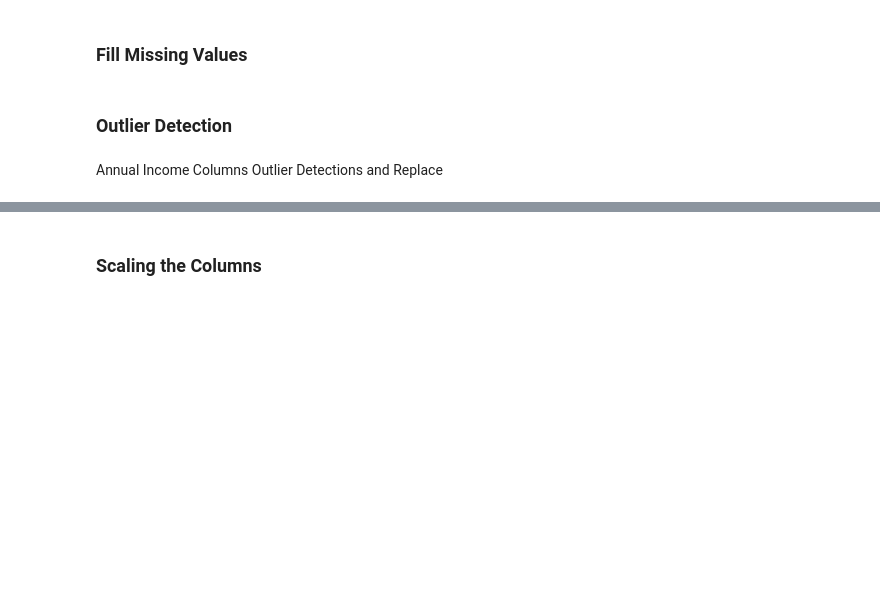
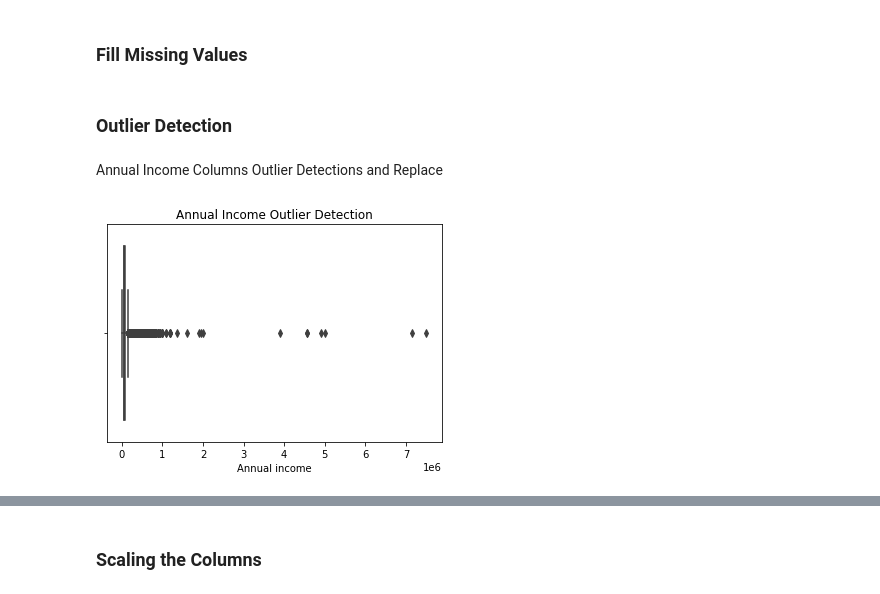
Before and after one commit to blessondensil294/AV-Hackathon-Interest-Rates, a Jupyter notebook: AV_Hackathon_Interest_Rate_Category_Prediction.ipynb, the cells around one changed output, grey strips where cells are left out. Drawn from its saved outputs; the diff is of its cells as text; code cells hidden in the pictures; blank space fills up the shorter version.

```diff
--- a/AV_Hackathon_Interest_Rate_Category_Prediction.ipynb
+++ b/AV_Hackathon_Interest_Rate_Category_Prediction.ipynb
@@ -178,4 +182,7 @@ Annual Income Columns Outlier Detections and Replace
 # %%
 sns.boxplot(x=df_Train['Annual_Income'])
 plt.title('Annual Income Outlier Detection')
+plt.xlabel('Annual income')
 plt.show()
+# %% [output]
+[figure, added]
```
Also changed, not shown: parts of 5 cells of this notebook.
